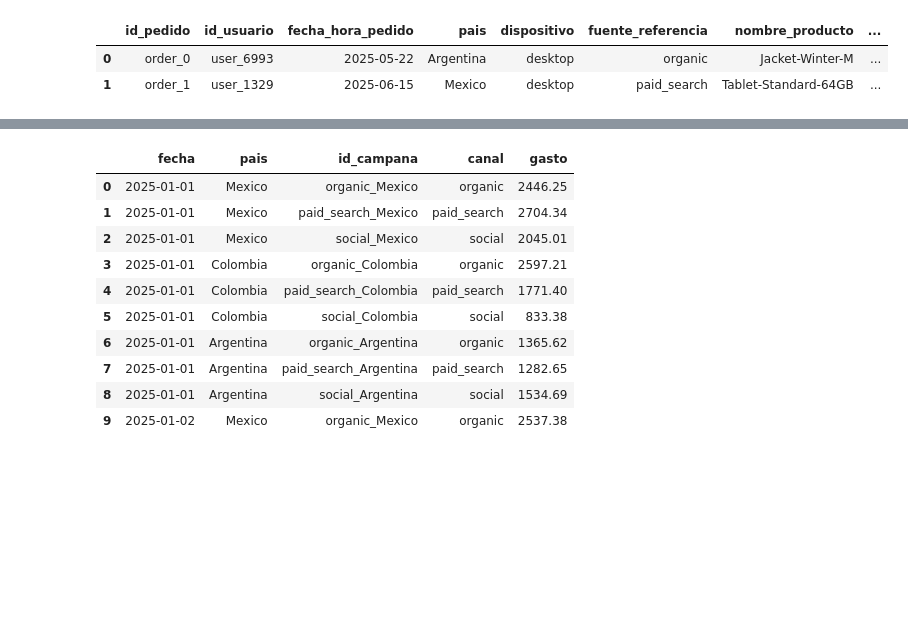
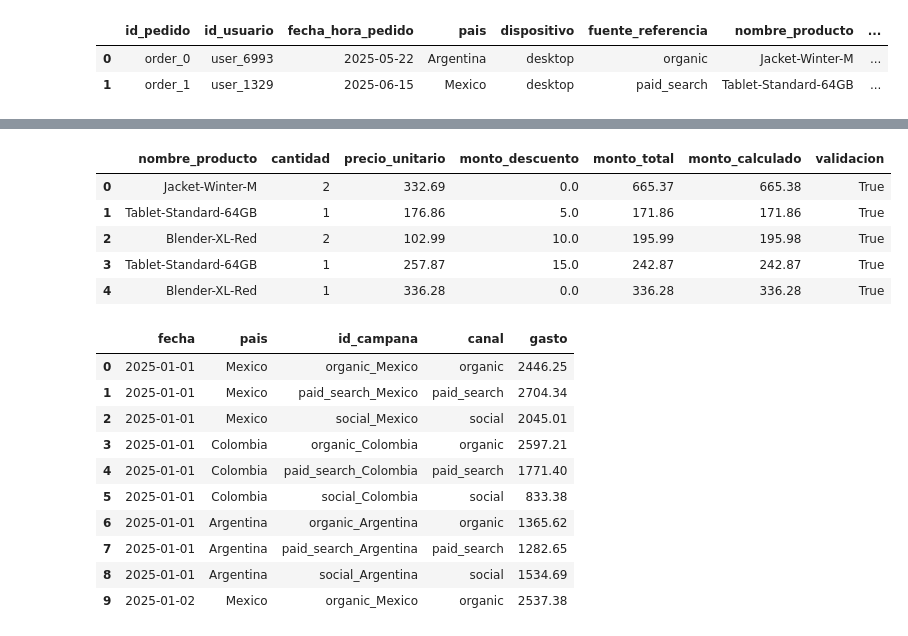
Before and after one commit to FithoGerardo/RappiPlus-Data-cleaning-and-analysis, a Jupyter notebook: notebooks/GerardoOlm-rappiplus_project.ipynb, the cells around one changed output, grey strips where cells are left out. Drawn from its saved outputs; the diff is of its cells as text; code cells hidden in the pictures; blank space fills up the shorter version.

```diff
--- a/notebooks/GerardoOlm-rappiplus_project.ipynb
+++ b/notebooks/GerardoOlm-rappiplus_project.ipynb
@@ -437,3 +440,6 @@ None
 |  | id_pedido | id_usuario | fecha_hora_pedido | pais | dispositivo | fuente_referencia | nombre_producto | ... |
 | 0 | order_0 | user_6993 | 2025-05-22 | Argentina | desktop | organic | Jacket-Winter-M | ... |
 | 1 | order_1 | user_1329 | 2025-06-15 | Mexico | desktop | paid_search | Tablet-Standard-64GB | ... |
+# %%
+# redondear a dos decimales
+ord[['precio_unitario', 'monto_descuento', 'monto_total']] = ord[['precio_unitario', 'monto_descuento', 'monto_total']].round(2)
@@ -439,0 +515,5 @@ None
+# %%
+#aplicar cambios a ordenes
+ord[['cantidad', 'monto_total']] = ord[['cantidad', 'monto_total']].abs()
+display(ord[
+    (ord['id_pedido'].isin(['order_266', 'order_267', 'order_268', 'order_269']))])
@@ -439,0 +526,26 @@ None
+# %%
+# verificar (precio_unitario * cantidad) - monto_descuento = monto_total
+ord['monto_calculado'] = (
+    (ord['precio_unitario'] * ord['cantidad'])
+    - ord['monto_descuento']
+)
+
+# Verificar coincidencia con tolerancia
+ord['validacion'] = np.isclose(
+    ord['monto_calculado'],
+    ord['monto_total'],
+    atol=0.1   # tolerancia de 10 centavo
+)
+
+# Mostrar filas con inconsistencias
+errores = ord[~ord['validacion']]
+
+print(f"Registros incorrectos: {len(errores)}")
+display(errores[['nombre_producto',
+                'cantidad',
+                'precio_unitario',
+                'monto_descuento',
+                'monto_total',
+                'monto_calculado']])
+
+display(negativos['validacion'].value_counts())
@@ -439,0 +559,15 @@ None
+# %%
+ord[['nombre_producto',
+     'cantidad',
+     'precio_unitario',
+     'monto_descuento',
+     'monto_total',
+     'monto_calculado',
+     'validacion']].head(5)
+# %% [output]
+|  | nombre_producto | cantidad | precio_unitario | monto_descuento | monto_total | monto_calculado | validacion |
+| 0 | Jacket-Winter-M | 2 | 332.69 | 0.0 | 665.37 | 665.38 | True |
+| 1 | Tablet-Standard-64GB | 1 | 176.86 | 5.0 | 171.86 | 171.86 | True |
+| 2 | Blender-XL-Red | 2 | 102.99 | 10.0 | 195.99 | 195.98 | True |
+| 3 | Tablet-Standard-64GB | 1 | 257.87 | 15.0 | 242.87 | 242.87 | True |
+| 4 | Blender-XL-Red | 1 | 336.28 | 0.0 | 336.28 | 336.28 | True |
```
Also changed, not shown: parts of 10 cells of this notebook.
